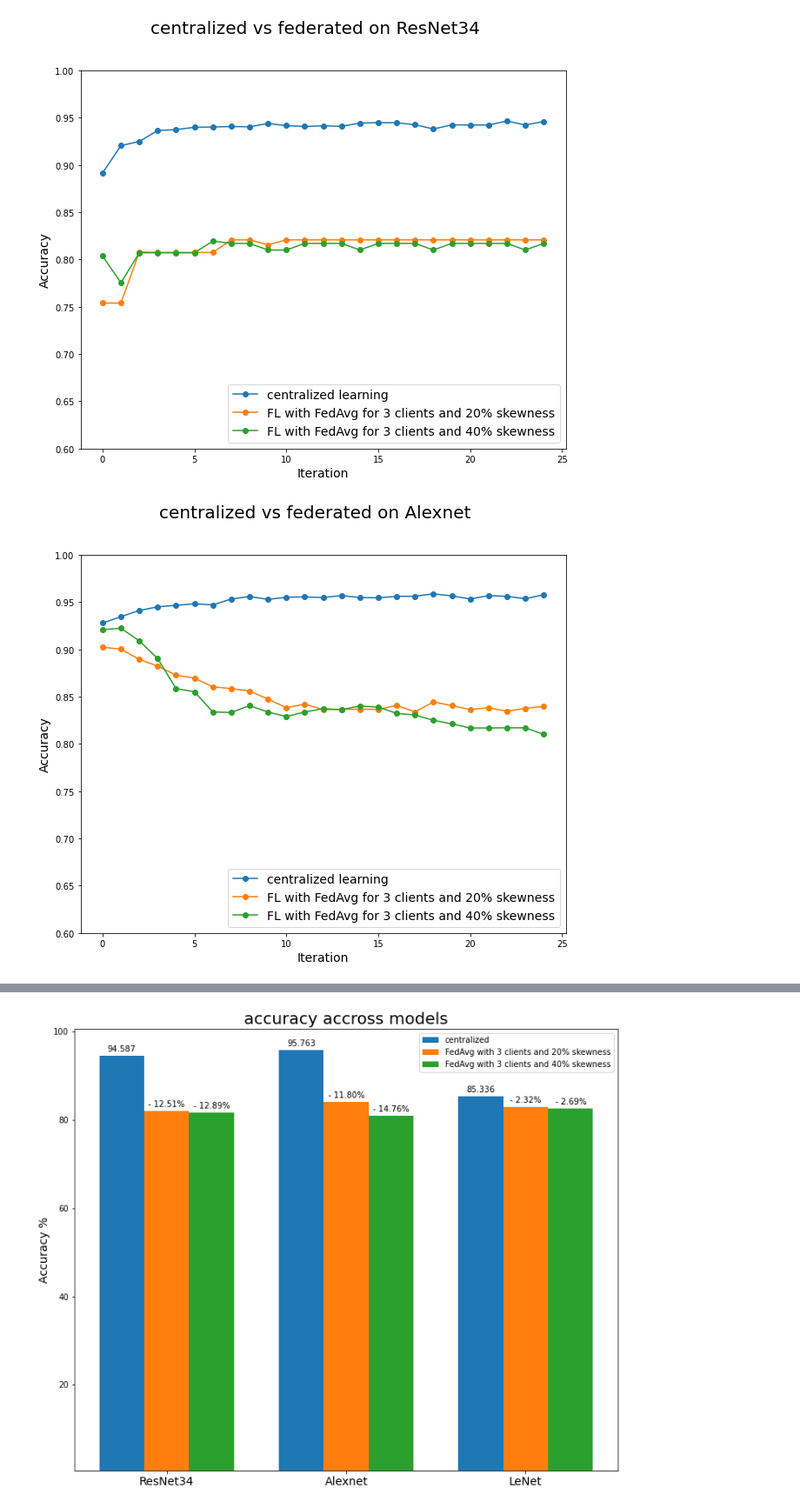
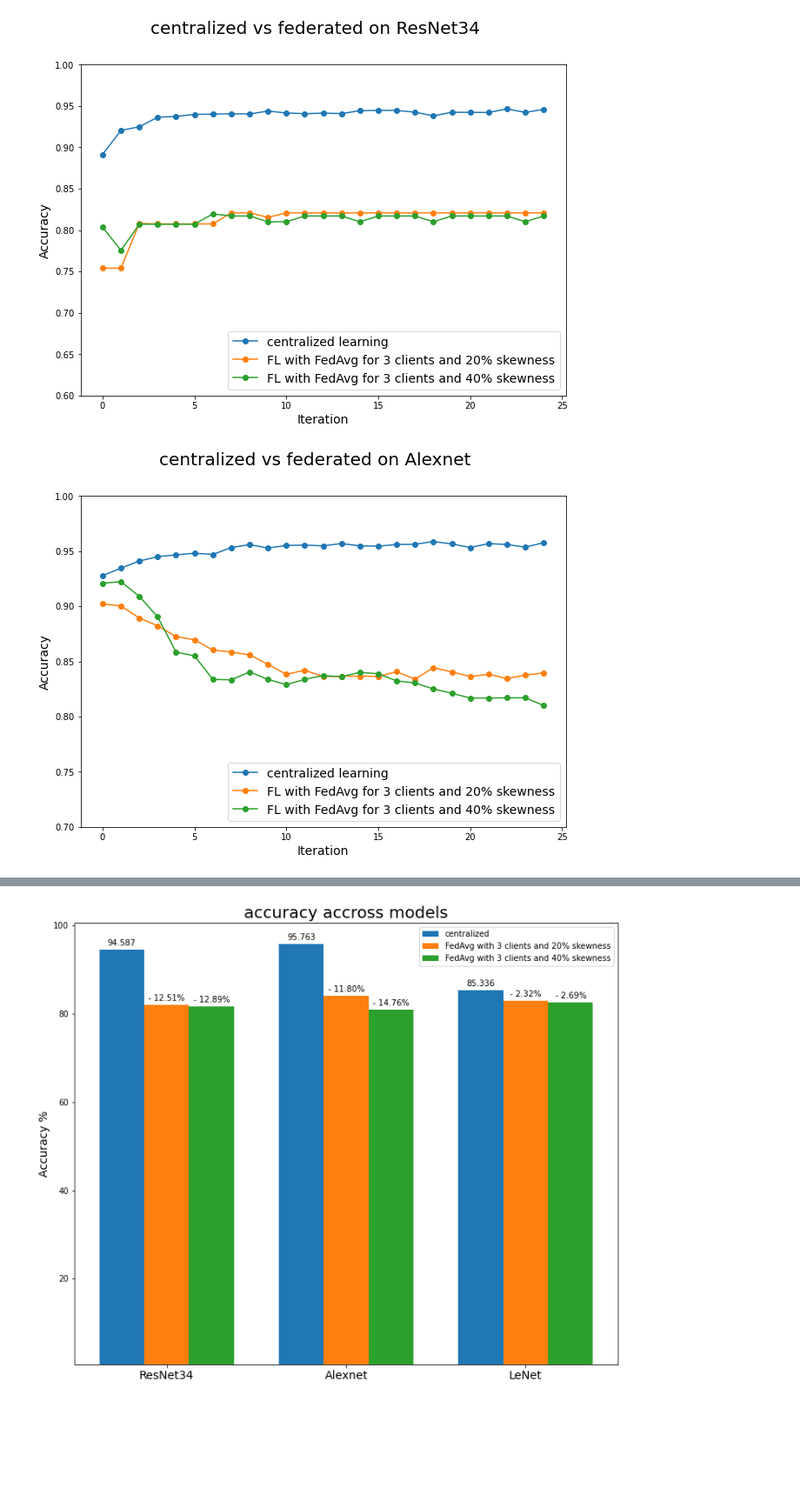
Before and after one commit to anandcu3/Federated-Learning-for-Remote-Sensing, a Jupyter notebook: some weird real plots notbook edition .ipynb, the cells around one changed output, grey strips where cells are left out. Shown at 87% size. Cells and saved outputs as stored; diff of their text form; code cells hidden in the pictures; blank space fills up the shorter version.

Commit message:
updated the plot notebooks for all results so far

```diff
--- a/some weird real plots notbook edition .ipynb
+++ b/some weird real plots notbook edition .ipynb
@@ -8,39 +8,39 @@ resdata1 = np.genfromtxt('centralised_acc&loss_for_resnet34_with_1_clients_202.c
 resdata2 = np.genfromtxt('fedavg_acc&loss_for_resnet34_with_3_clients_202.csv',delimiter=',')
 resdata3 = np.genfromtxt('fedavg_acc&loss_for_resnet34_with_3_clients_402.csv',delimiter=',')
 # %%
-def plot_acc_curves(acclist, title):
+def plot_acc_curves(acclist, title, botlim = .6, toplim = 1):
     eporange = np.arange(len(list(acclist.values())[0]))
 
-    plt.figure(figsize=(10, 8))
+    plt.figure(figsize=(10, 7))
     plt.suptitle(title,fontsize=20)
     #plt.subplot(211)
     plt.xlabel('Iteration',fontsize=14)
 
     plt.ylabel('Accuracy',fontsize=14)
-    plt.ylim(bottom=.6)
+    plt.ylim(bottom=botlim,top= toplim)
     for al in acclist:
         plt.plot(eporange, acclist[al], 'o-', label=str(al))
 
 
     plt.legend(loc='lower right',fontsize=14)
     plt.show()
 
 
 acc_dic ={"centralized learning" : resdata1[1,:],
           "FL with FedAvg for 3 clients and 20% skewness": resdata2[1,:],
           "FL with FedAvg for 3 clients and 40% skewness": resdata3[1,:]}
 
 plot_acc_curves(acc_dic,'centralized vs federated on ResNet34')
 # %% [output]
-[figure, old version]
+[figure, new version]
 # %%
 acc_dic2 ={"centralized learning" : np.genfromtxt('centralised_acc&loss_for_alexnet_with_1_clients_202.csv',delimiter=',')[1,:],
           "FL with FedAvg for 3 clients and 20% skewness": np.genfromtxt('fedavg_acc&loss_for_alexnet_with_3_clients_202.csv',delimiter=',')[1,:],
           "FL with FedAvg for 3 clients and 40% skewness": np.genfromtxt('fedavg_acc&loss_for_alexnet_with_3_clients_402.csv',delimiter=',')[1,:]}
 
-plot_acc_curves(acc_dic2,'centralized vs federated on Alexnet')
+plot_acc_curves(acc_dic2,'centralized vs federated on Alexnet',.7)
 # %% [output]
-[figure, old version]
+[figure, new version]
 # %%
 acc_dic3 ={"centralized learning" : np.genfromtxt('centralised_acc&loss_for_lenet_with_1_clients_202.csv',delimiter=',')[1,:],
           "FL with FedAvg for 3 clients and 20% skewness": np.genfromtxt('fedavg_acc&loss_for_lenet_with_3_clients_202.csv',delimiter=',')[1,:],
```
Also changed, not shown: parts of 4 cells of this notebook.
